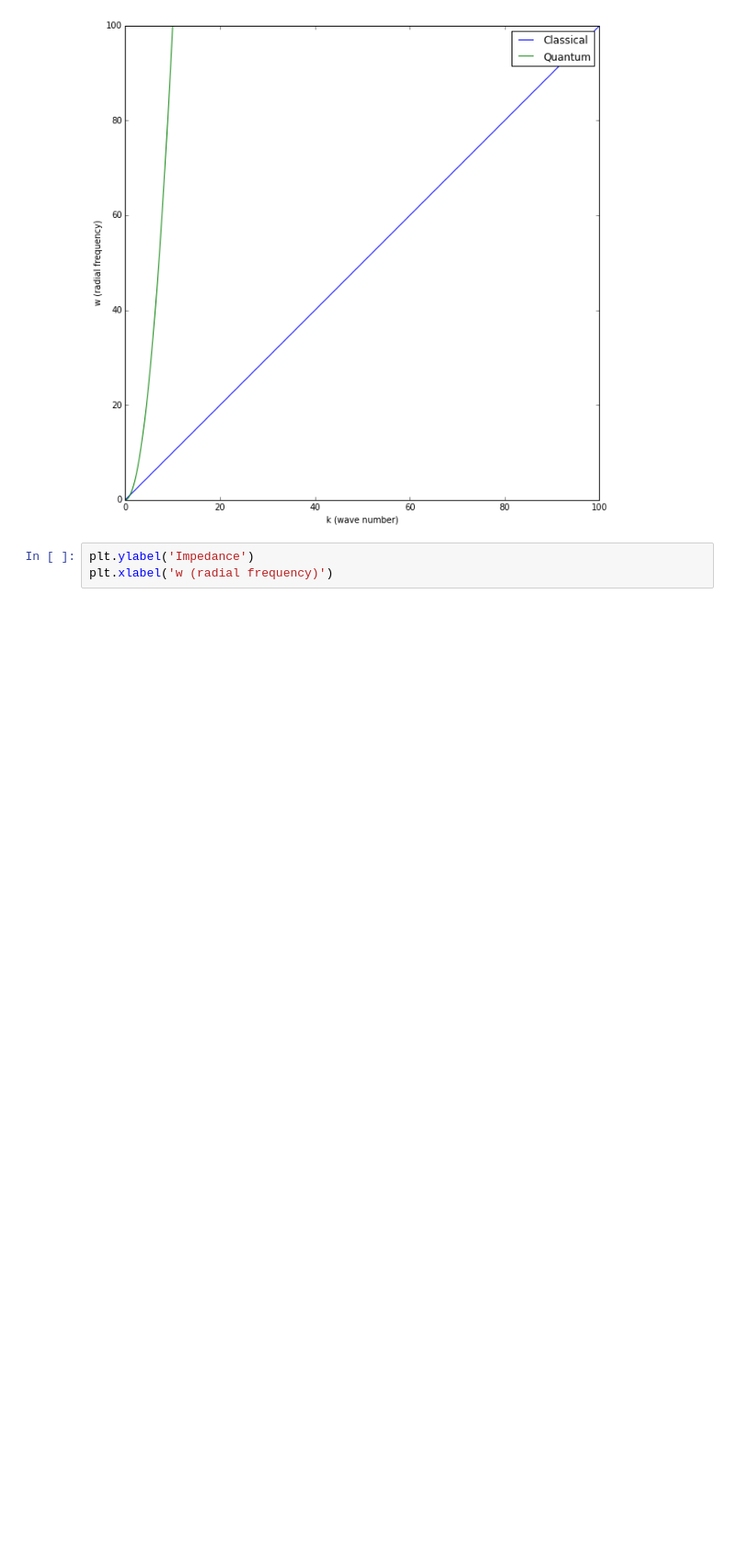
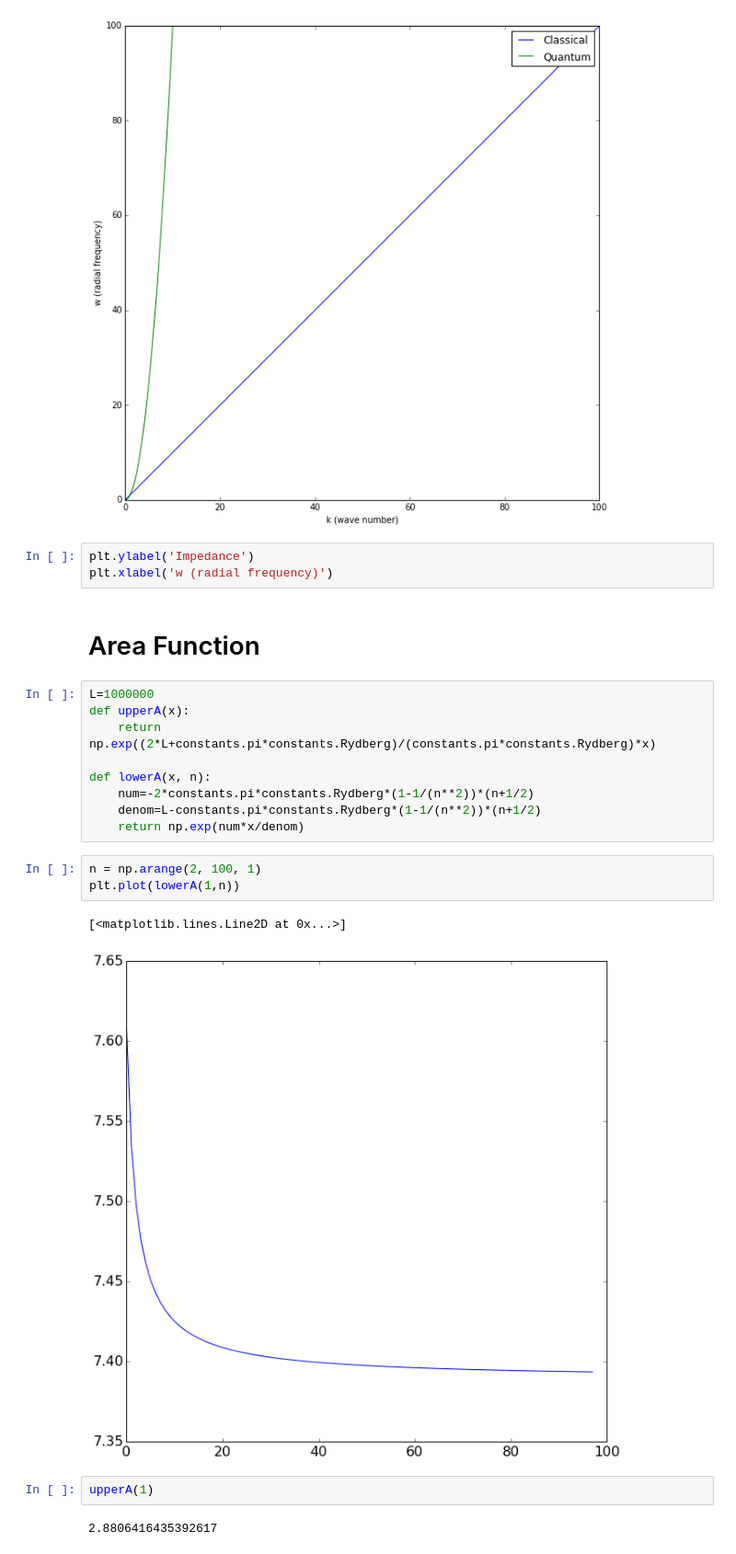
Before and after one commit to eiarhabi/school, a Jupyter notebook: thesis/ece493/Rydberg.ipynb, the cells around one changed output. Shown at 92% size. Drawn from its saved outputs; the diff is of its cells as text; blank space fills up the shorter version.

```diff
--- a/thesis/ece493/Rydberg.ipynb
+++ b/thesis/ece493/Rydberg.ipynb
@@ -100,3 +100,24 @@ plt.legend(loc='upper right')
 # %%
 plt.ylabel('Impedance')
 plt.xlabel('w (radial frequency)')
+# %% [markdown]
+# Area Function
+# %%
+L=1000000
+def upperA(x):
+    return np.exp((2*L+constants.pi*constants.Rydberg)/(constants.pi*constants.Rydberg)*x)
+
+def lowerA(x, n):
+    num=-2*constants.pi*constants.Rydberg*(1-1/(n**2))*(n+1/2)
+    denom=L-constants.pi*constants.Rydberg*(1-1/(n**2))*(n+1/2)
+    return np.exp(num*x/denom)
+# %%
+n = np.arange(2, 100, 1)
+plt.plot(lowerA(1,n))
+# %% [output]
+[<matplotlib.lines.Line2D at 0x...>]
+[figure, added]
+# %%
+upperA(1)
+# %% [output]
+2.8806416435392617
```
Also changed, not shown: parts of 2 cells of this notebook, 21 other files.
